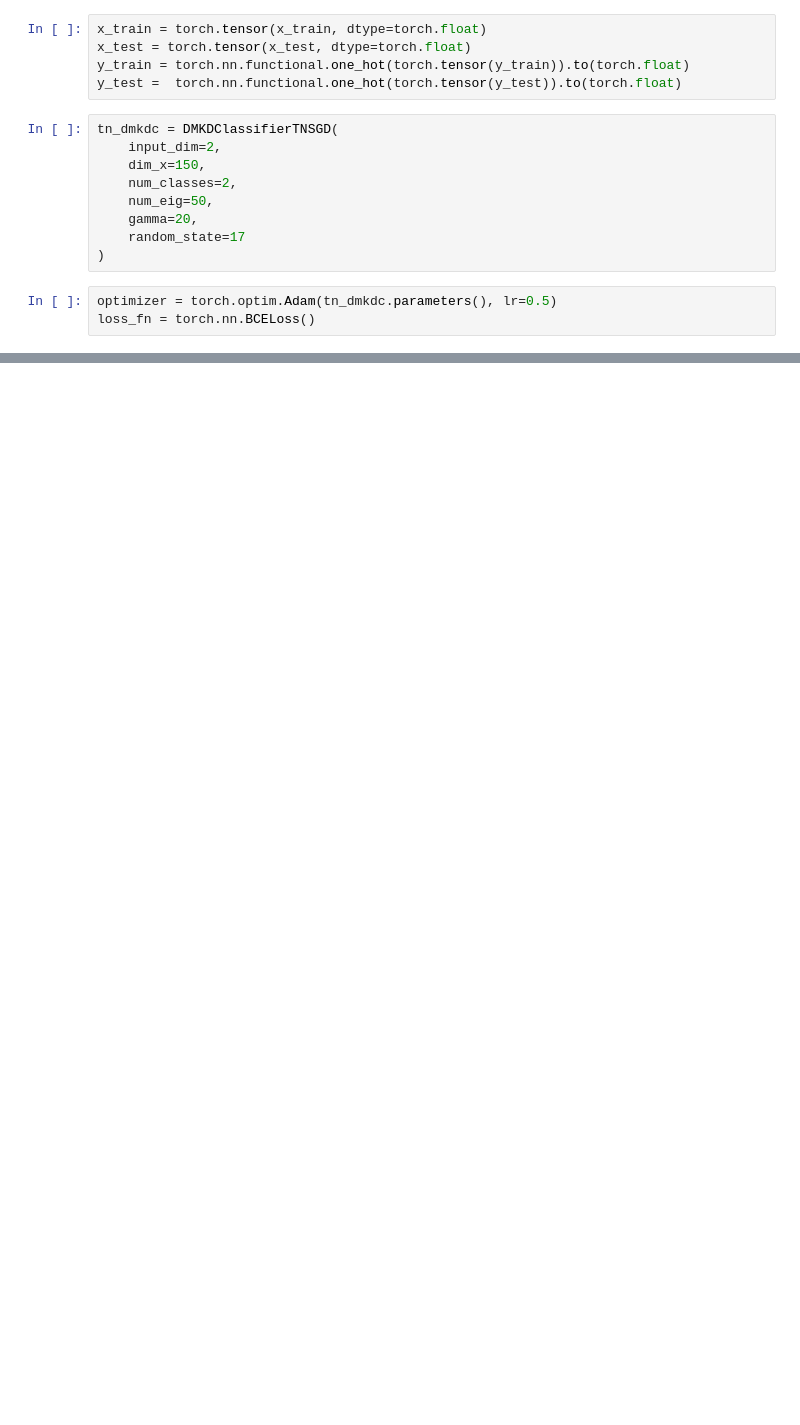
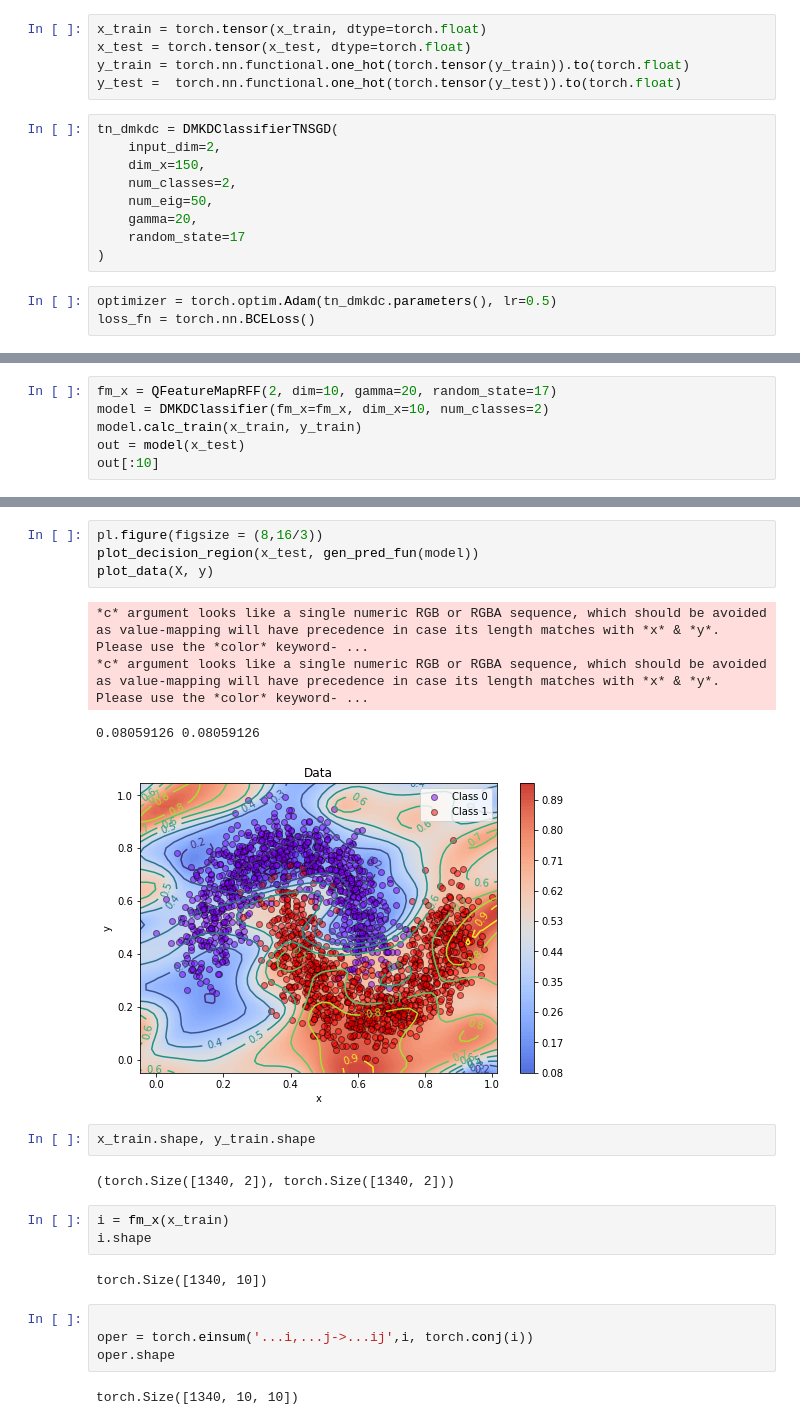
Before and after one commit to esgantivar/qmc, a Jupyter notebook: examples/torch/dmkdc-tn.ipynb, the cells around one changed output, grey strips where cells are left out. Drawn from its saved outputs; the diff is of its cells as text; blank space fills up the shorter version.

```diff
--- a/examples/torch/dmkdc-tn.ipynb
+++ b/examples/torch/dmkdc-tn.ipynb
@@ -146,0 +226,6 @@ plot_data(X, y)
+# %%
+fm_x = QFeatureMapRFF(2, dim=10, gamma=20, random_state=17)
+model = DMKDClassifier(fm_x=fm_x, dim_x=10, num_classes=2)
+model.calc_train(x_train, y_train)
+out = model(x_test)
+out[:10]
@@ -146,0 +243,24 @@ plot_data(X, y)
+# %%
+pl.figure(figsize = (8,16/3))
+plot_decision_region(x_test, gen_pred_fun(model))
+plot_data(X, y)
+# %% [output]
+*c* argument looks like a single numeric RGB or RGBA sequence, which should be avoided as value-mapping will have precedence in case its length matches with *x* & *y*.  Please use the *color* keyword- ...
+*c* argument looks like a single numeric RGB or RGBA sequence, which should be avoided as value-mapping will have precedence in case its length matches with *x* & *y*.  Please use the *color* keyword- ...
+0.08059126 0.08059126
+[figure, added]
+# %%
+x_train.shape, y_train.shape
+# %% [output]
+(torch.Size([1340, 2]), torch.Size([1340, 2]))
+# %%
+i = fm_x(x_train)
+i.shape
+# %% [output]
+torch.Size([1340, 10])
+# %%
+
+oper = torch.einsum('...i,...j->...ij',i, torch.conj(i))
+oper.shape
+# %% [output]
+torch.Size([1340, 10, 10])
```
Also changed, not shown: parts of 22 cells of this notebook.
